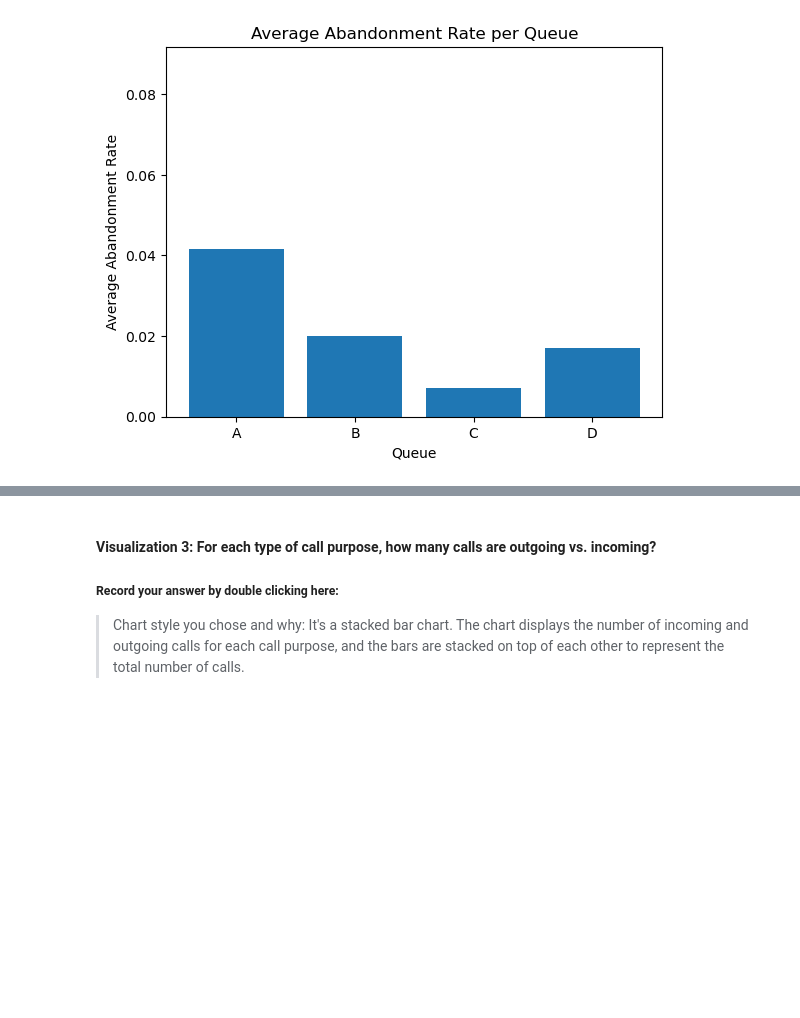
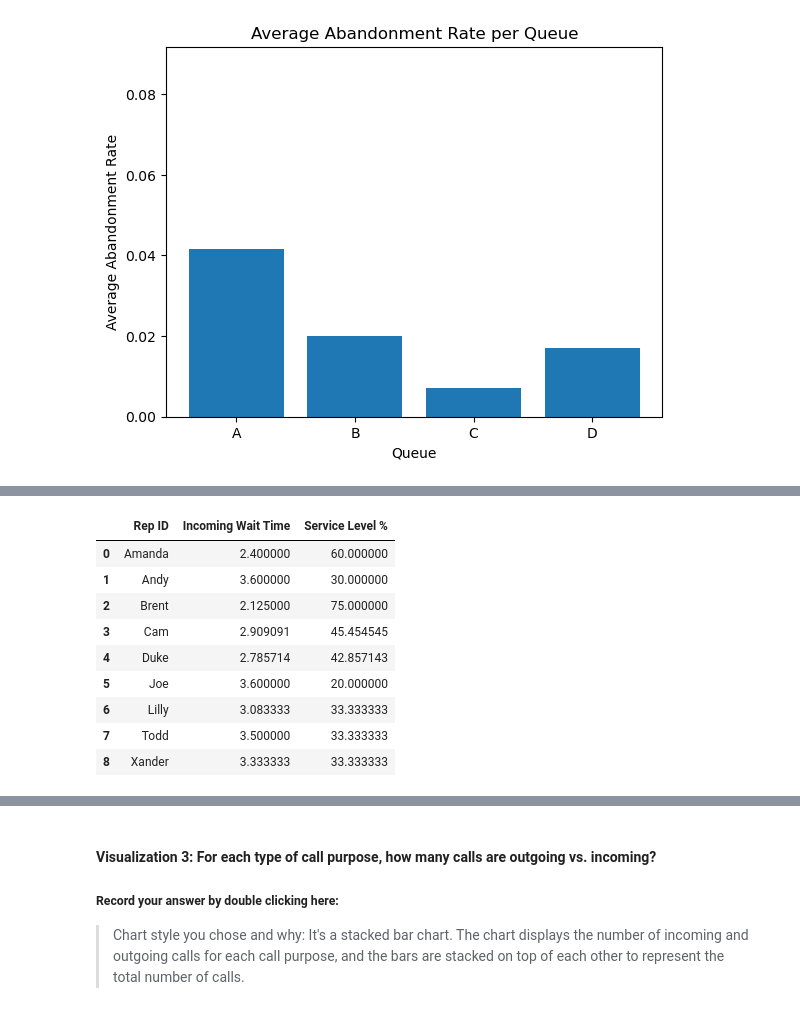
Before and after one commit to feruza-sattarova/call-center-cleanup-assignment, a Jupyter notebook: Call_Center_Cleanup.ipynb, the cells around one changed output, grey strips where cells are left out. Saved outputs shown, nothing was run; the diff lists cells and outputs as text; code cells hidden in the pictures; blank space fills up the shorter version.

```diff
--- a/Call_Center_Cleanup.ipynb
+++ b/Call_Center_Cleanup.ipynb
@@ -587,0 +601,39 @@ plt.show()
+# %%
+# Create visualization 2 here
+# north_plt contains the data we need for the average speed of answer of each rep
+# average speed of answer is 'Incoming Wait Time' < 2 seconds
+
+north_plt = north_df.groupby("Rep ID")["Incoming Wait Time"].mean().to_frame().reset_index()
+
+# Finding each Rep's Personal Service Level Percentage (Calls within 2 secs / total calls)
+
+# Table 1: Total Incoming calls less than 2 seconds grouped by Rep
+quick_calls = north_df[north_df["Incoming Wait Time"] <= 2.0]
+quick_reps = quick_calls[["Rep ID", "Calls"]]
+quick_stats = quick_reps.groupby(["Rep ID"]).sum()  # Final Table
+
+
+# Table 2: Total Incoming Calls Only grouped by Rep
+total_calls_in = north_df[north_df["Incoming or Outgoing"] == "Incoming"]
+rep_calls = total_calls_in[["Rep ID", "Calls"]]
+total_stats = rep_calls.groupby(["Rep ID"]).sum() # Final Table
+
+#  Table 3: Service Level Percentage created via merge
+service_level = pd.merge(quick_stats, total_stats, on="Rep ID")
+
+# Create Percentage Column in Table 3
+service_level["Service Level %"] = service_level["Calls_x"]/service_level["Calls_y"] * 100
+final_table = pd.merge(north_plt,service_level,on="Rep ID")
+final_table = final_table.drop(['Calls_x','Calls_y'],axis = 1)
+final_table
+# %% [output]
+|  | Rep ID | Incoming Wait Time | Service Level % |
+| 0 | Amanda | 2.400000 | 60.000000 |
+| 1 | Andy | 3.600000 | 30.000000 |
+| 2 | Brent | 2.125000 | 75.000000 |
+| 3 | Cam | 2.909091 | 45.454545 |
+| 4 | Duke | 2.785714 | 42.857143 |
+| 5 | Joe | 3.600000 | 20.000000 |
+| 6 | Lilly | 3.083333 | 33.333333 |
+| 7 | Todd | 3.500000 | 33.333333 |
+| 8 | Xander | 3.333333 | 33.333333 |
```
Also changed, not shown: parts of 32 cells of this notebook, 4 other files.
